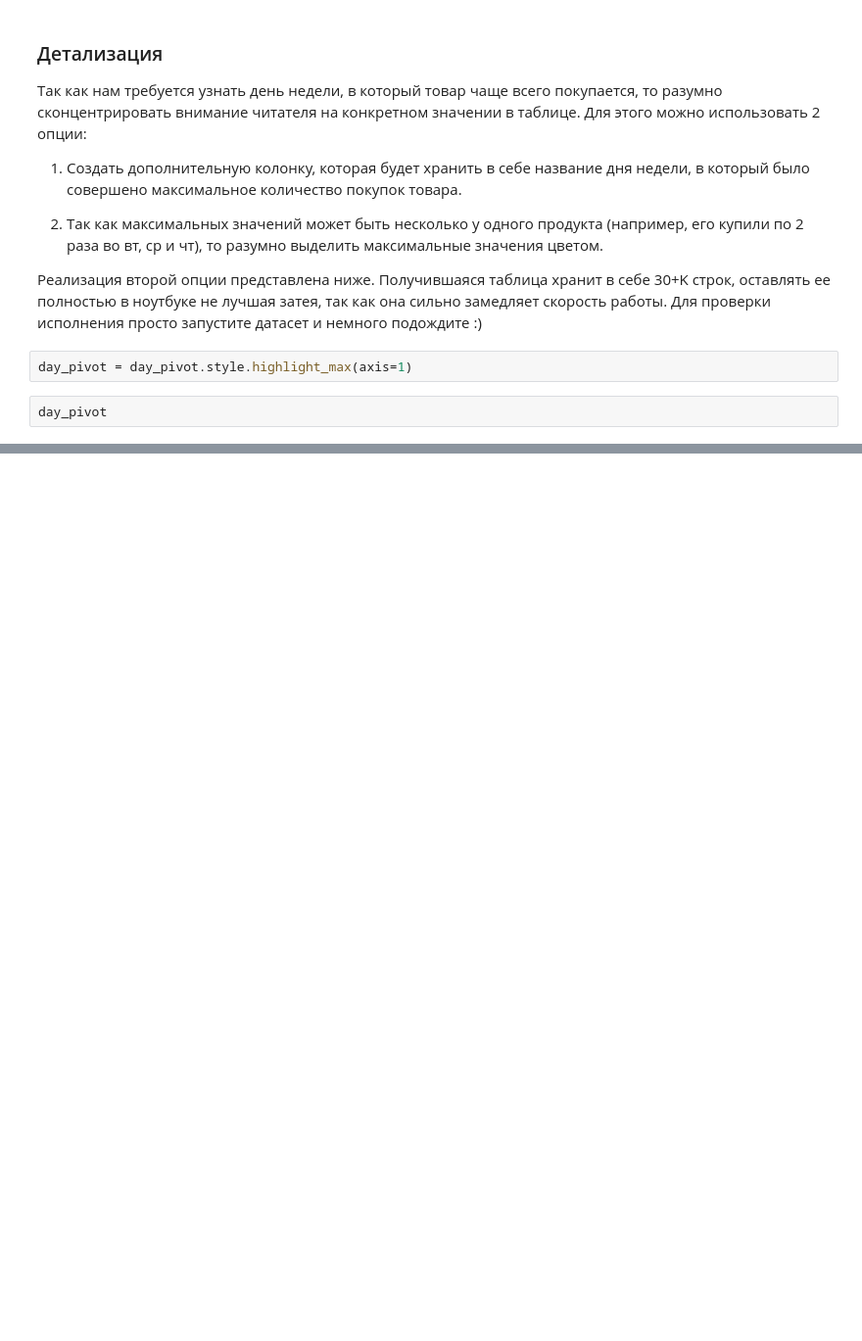
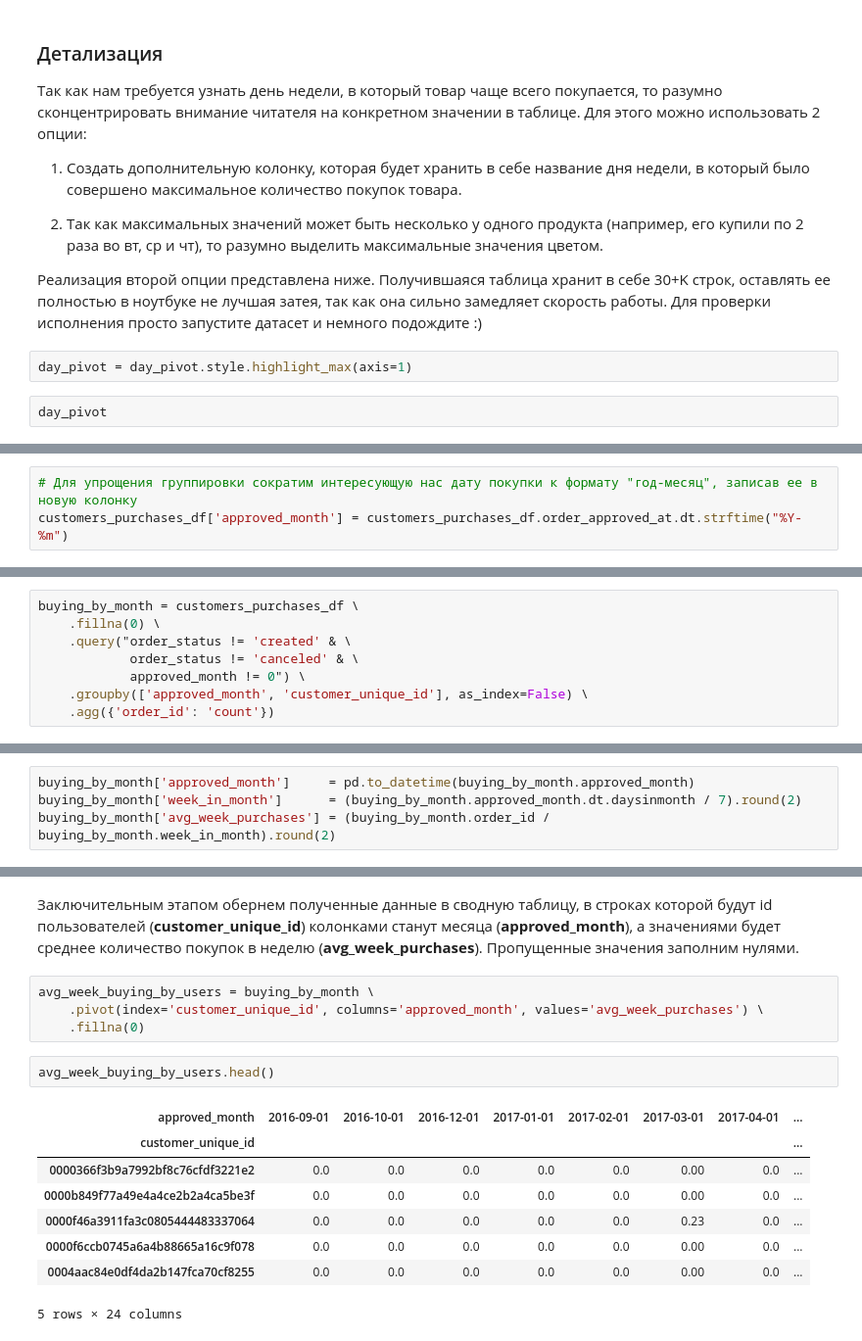
Before and after one commit to denis-abrashkin/e-commerce-analysis, a Jupyter notebook: e-com_project_github.ipynb, the cells around one changed output, grey strips where cells are left out. Shown at 98% size. Saved outputs shown, nothing was run; the diff lists cells and outputs as text; blank space fills up the shorter version.

```diff
--- a/e-com_project_github.ipynb
+++ b/e-com_project_github.ipynb
@@ -461,0 +470,3 @@ day_pivot
+# %%
+# Для упрощения группировки сократим интересующую нас дату покупки к формату "год-месяц", записав ее в новую колонку
+customers_purchases_df['approved_month'] = customers_purchases_df.order_approved_at.dt.strftime("%Y-%m")
@@ -461,0 +508,8 @@ day_pivot
+# %%
+buying_by_month = customers_purchases_df \
+    .fillna(0) \
+    .query("order_status != 'created' & \
+            order_status != 'canceled' & \
+            approved_month != 0") \
+    .groupby(['approved_month', 'customer_unique_id'], as_index=False) \
+    .agg({'order_id': 'count'})
@@ -461,0 +525,4 @@ day_pivot
+# %%
+buying_by_month['approved_month']     = pd.to_datetime(buying_by_month.approved_month)
+buying_by_month['week_in_month']      = (buying_by_month.approved_month.dt.daysinmonth / 7).round(2)
+buying_by_month['avg_week_purchases'] = (buying_by_month.order_id / buying_by_month.week_in_month).round(2)
@@ -461,0 +538,17 @@ day_pivot
+# %% [markdown]
+Заключительным этапом обернем полученные данные в сводную таблицу, в строках которой будут id пользователей (**customer_unique_id**) колонками станут месяца (**approved_month**), а значениями будет среднее количество покупок в неделю (**avg_week_purchases**). Пропущенные значения заполним нулями.
+# %%
+avg_week_buying_by_users = buying_by_month \
+    .pivot(index='customer_unique_id', columns='approved_month', values='avg_week_purchases') \
+    .fillna(0)
+# %%
+avg_week_buying_by_users.head()
+# %% [output]
+| approved_month | 2016-09-01 | 2016-10-01 | 2016-12-01 | 2017-01-01 | 2017-02-01 | 2017-03-01 | 2017-04-01 | ... |
+| customer_unique_id |  |  |  |  |  |  |  | ... |
+| 0000366f3b9a7992bf8c76cfdf3221e2 | 0.0 | 0.0 | 0.0 | 0.0 | 0.0 | 0.00 | 0.0 | ... |
+| 0000b849f77a49e4a4ce2b2a4ca5be3f | 0.0 | 0.0 | 0.0 | 0.0 | 0.0 | 0.00 | 0.0 | ... |
+| 0000f46a3911fa3c0805444483337064 | 0.0 | 0.0 | 0.0 | 0.0 | 0.0 | 0.23 | 0.0 | ... |
+| 0000f6ccb0745a6a4b88665a16c9f078 | 0.0 | 0.0 | 0.0 | 0.0 | 0.0 | 0.00 | 0.0 | ... |
+| 0004aac84e0df4da2b147fca70cf8255 | 0.0 | 0.0 | 0.0 | 0.0 | 0.0 | 0.00 | 0.0 | ... |
+5 rows × 24 columns
```
Also changed, not shown: parts of 7 cells of this notebook.
